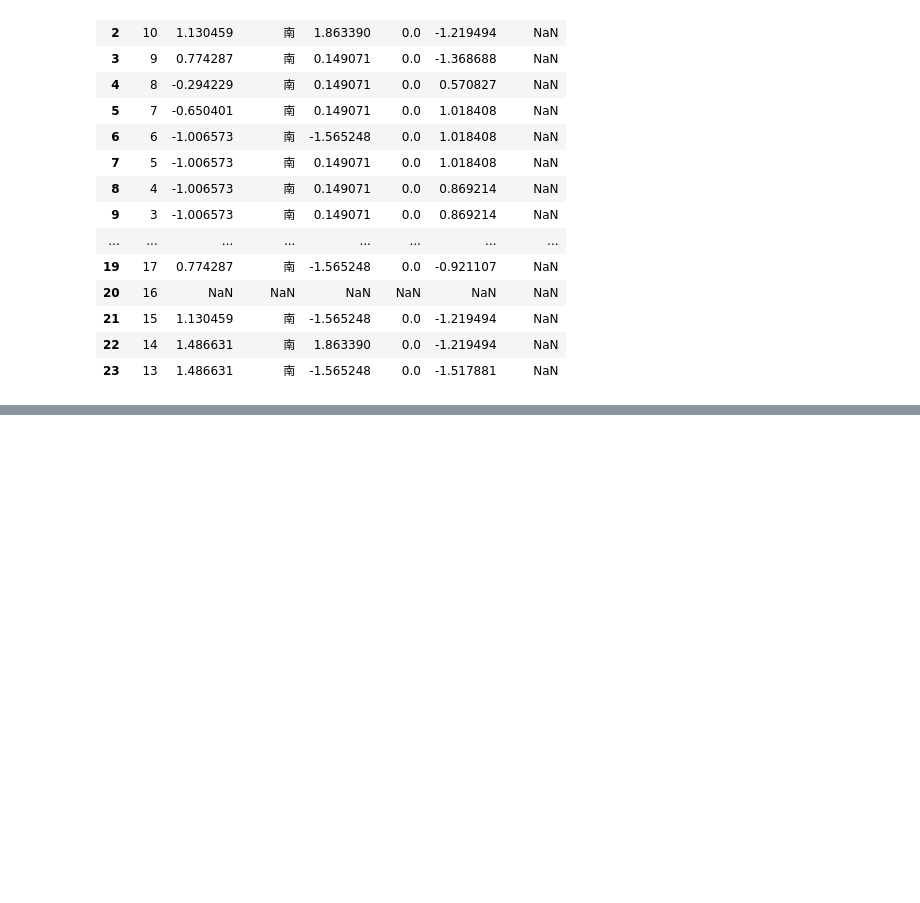
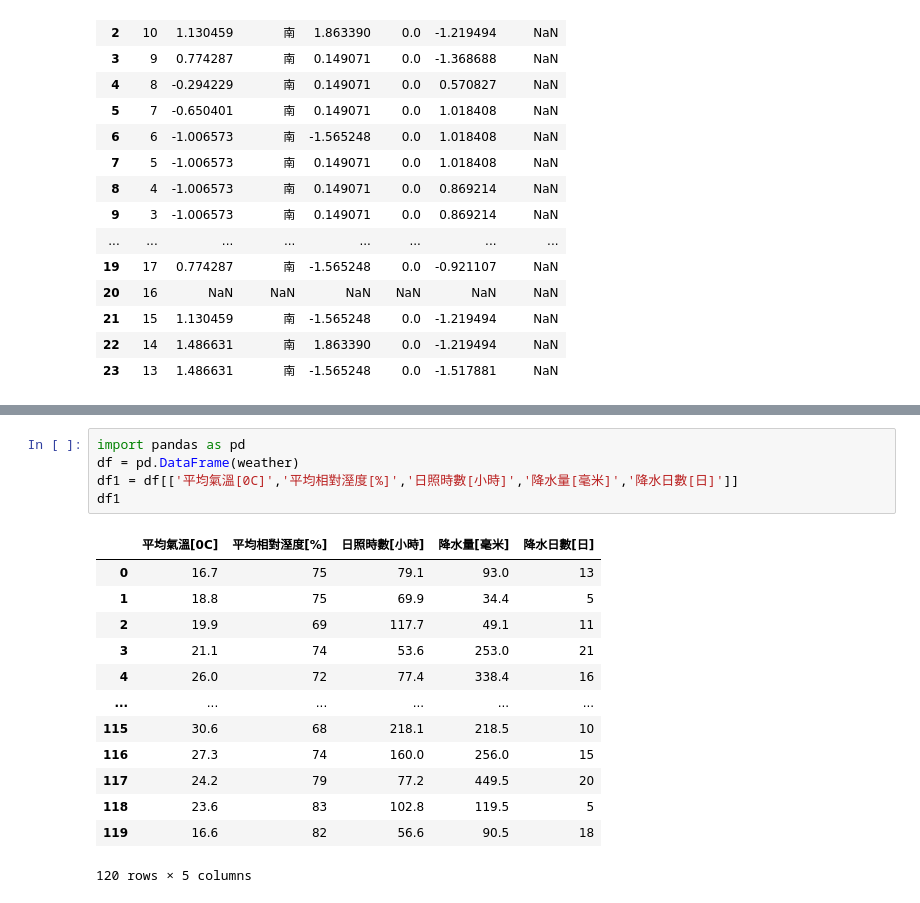
Before and after one commit to Kai-Chng-Yang/sideProject, a Jupyter notebook: AQI_0602/test.ipynb, the cells around one changed output, grey strips where cells are left out. Saved outputs shown, nothing was run; the diff lists cells and outputs as text; blank space fills up the shorter version.

```diff
--- a/AQI_0602/test.ipynb
+++ b/AQI_0602/test.ipynb
@@ -98,0 +77,19 @@ def tem_curve(data):
+# %%
+import pandas as pd
+df = pd.DataFrame(weather)
+df1 = df[['平均氣溫[0C]','平均相對溼度[%]','日照時數[小時]','降水量[毫米]','降水日數[日]']]
+df1
+# %% [output]
+|  | 平均氣溫[0C] | 平均相對溼度[%] | 日照時數[小時] | 降水量[毫米] | 降水日數[日] |
+| 0 | 16.7 | 75 | 79.1 | 93.0 | 13 |
+| 1 | 18.8 | 75 | 69.9 | 34.4 | 5 |
+| 2 | 19.9 | 69 | 117.7 | 49.1 | 11 |
+| 3 | 21.1 | 74 | 53.6 | 253.0 | 21 |
+| 4 | 26.0 | 72 | 77.4 | 338.4 | 16 |
+| ... | ... | ... | ... | ... | ... |
+| 115 | 30.6 | 68 | 218.1 | 218.5 | 10 |
+| 116 | 27.3 | 74 | 160.0 | 256.0 | 15 |
+| 117 | 24.2 | 79 | 77.2 | 449.5 | 20 |
+| 118 | 23.6 | 83 | 102.8 | 119.5 | 5 |
+| 119 | 16.6 | 82 | 56.6 | 90.5 | 18 |
+120 rows × 5 columns
```
Also changed, not shown: parts of 7 cells of this notebook, 5 other files.
